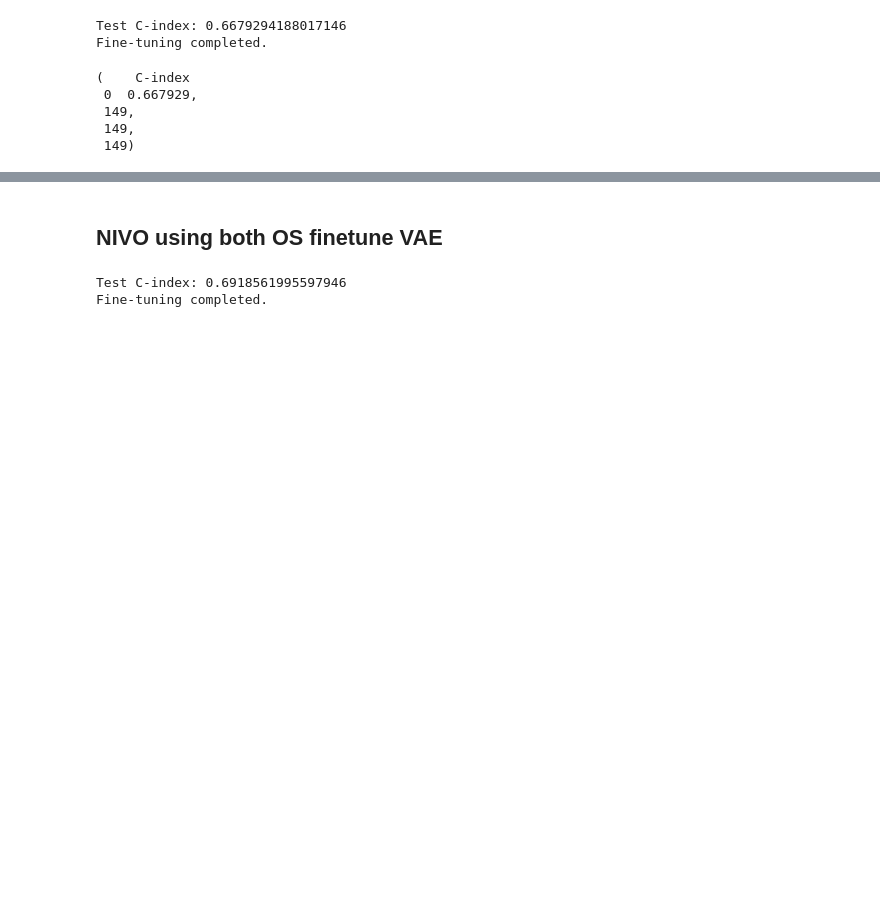
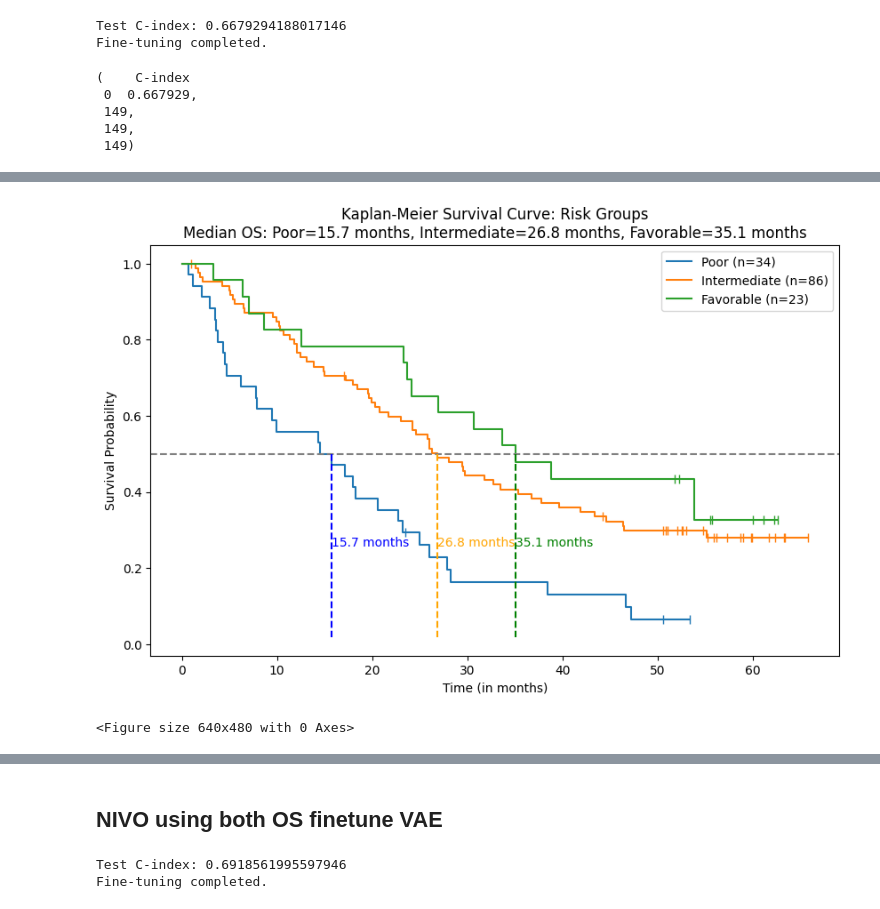
Before and after one commit to ReviveMed/mzEmbed, a Jupyter notebook: example_notebooks/finetune_post_survival_analysis.ipynb, the cells around one changed output, grey strips where cells are left out. Cells and saved outputs as stored; diff of their text form; code cells hidden in the pictures; blank space fills up the shorter version.

```diff
--- a/example_notebooks/finetune_post_survival_analysis.ipynb
+++ b/example_notebooks/finetune_post_survival_analysis.ipynb
@@ -351,0 +399,9 @@ results_os
+# %%
+# making 3 groups based on predicted OS and perfroing KM plot and cox model
+results_os_IMDC, plt_IMDC = km_plot_cox_3_risk_groups(filtered_risks_os, filtered_durations_os, filtered_events_os, n_poor=34, n_favorable=23)
+results_os_IMDC['Log-rank p-value'] = results_os_IMDC['Log-rank p-value'].apply(lambda x: '{:.2e}'.format(x))
+plt.savefig(f'{model_path}/KM_plot_3_groups_OS_boht_vae_IMDC_only.png')
+results_os_IMDC.to_csv(f'{model_path}/cox_results_3_groups_OS_both_vae_only.csv')
+# %% [output]
+[figure, added]
+<Figure size 640x480 with 0 Axes>
```
Also changed, not shown: parts of 11 cells of this notebook, 9 other files.
